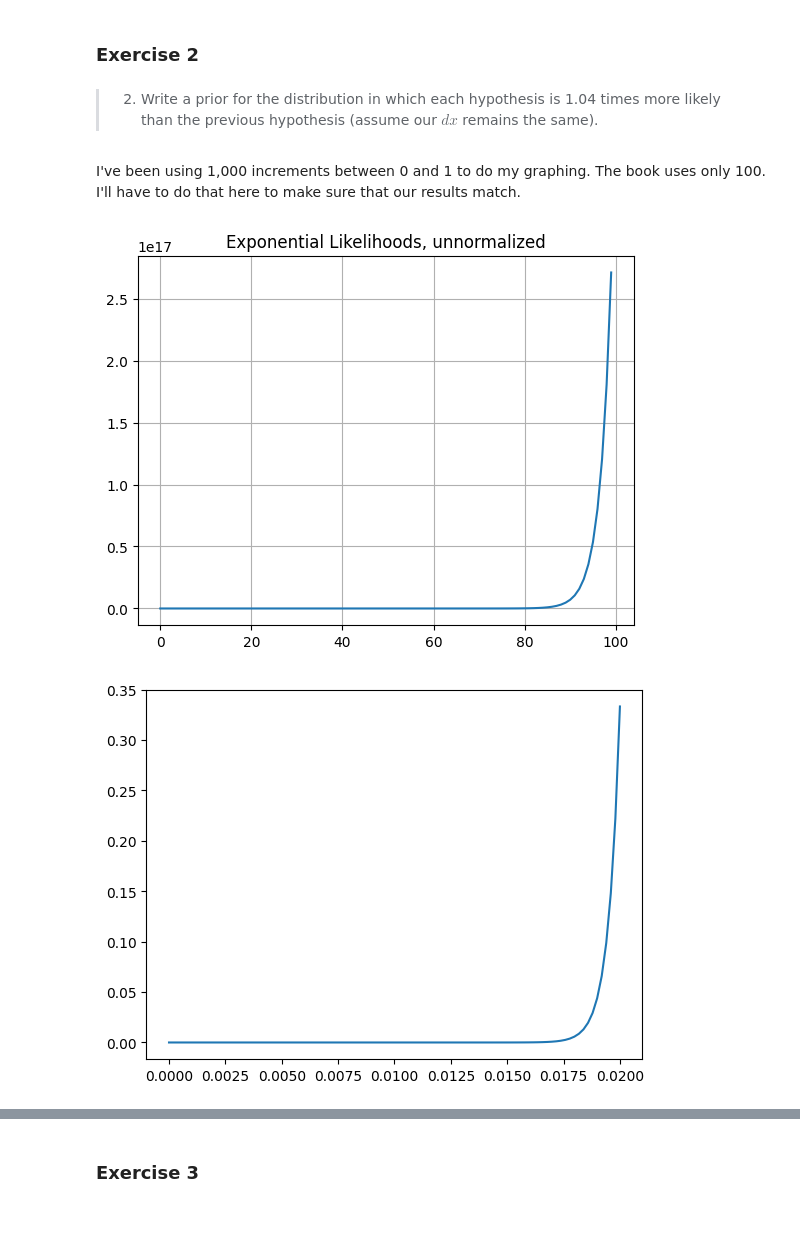
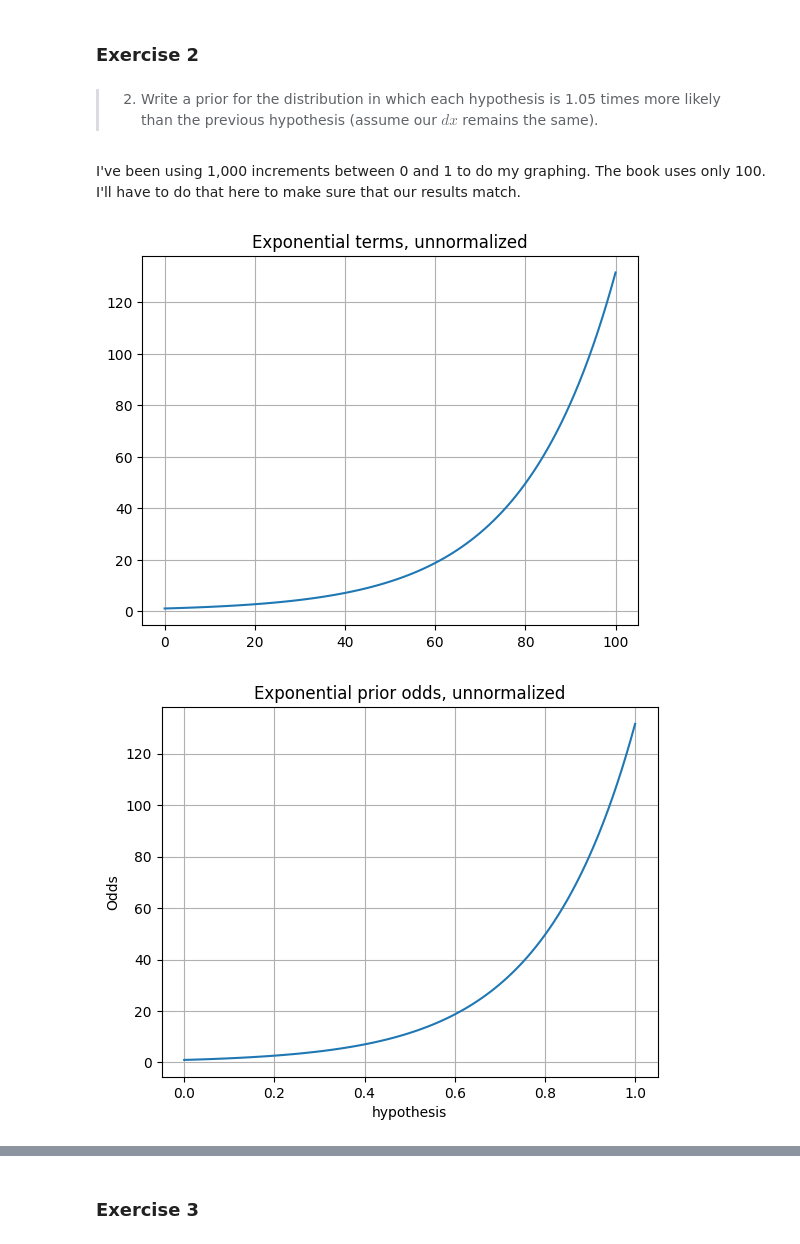
Before and after one commit to TecKnow/learning, a Jupyter notebook: Chapter_19.ipynb, the cells around one changed output, grey strips where cells are left out. Drawn from its saved outputs; the diff is of its cells as text; code cells hidden in the pictures; blank space fills up the shorter version.

```diff
--- a/Chapter_19.ipynb
+++ b/Chapter_19.ipynb
@@ -162,26 +162,30 @@ No, after being normalized, the distribution of bayes factors for alternative hy
 # %% [markdown]
 ### Exercise 2
 # %% [markdown]
-> 2.  Write a prior for the distribution in which each hypothesis is 1.04 times more likely than the previous hypothesis (assume our $dx$ remains the same).
+> 2.  Write a prior for the distribution in which each hypothesis is 1.05 times more likely than the previous hypothesis (assume our $dx$ remains the same).
 # %% [markdown]
 I've been using 1,000 increments between 0 and 1 to do my graphing.  The book uses only 100.  I'll have to do that here to make sure that our results match.
 # %%
-x = np.arange(100)
-y = np.full_like(x, 1.5, dtype=np.float_)
-y = np.power(y, x)
+x_prime = np.arange(101)
+x = x_prime / 100
+y = np.full_like(x_prime, 1.05, dtype=np.float_)
+y = np.power(y, x_prime)
 
 fig, ax = plt.subplots(1,1)
-ax.plot(x, y)
+ax.plot(x_prime, y)
 plt.grid(True)
-ax.set_title("Exponential Likelihoods, unnormalized")
+ax.set_title("Exponential terms, unnormalized")
 plt.show()
 # %% [output]
-[figure, old version]
+[figure, new version]
 # %%
 fig, ax = plt.subplots(1,1)
-x = x / np.sum(x)
-y = y / np.sum(y)
 ax.plot(x,y)
+ax.grid(True)
+ax.set_title("Exponential prior odds, unnormalized")
+ax.set_xlabel("hypothesis")
+ax.set_ylabel("Odds")
 plt.show()
+exponential_prior_odds = y
 # %% [output]
-[figure, old version]
+[figure, new version]
```
Also changed, not shown: parts of 1 cell of this notebook.
